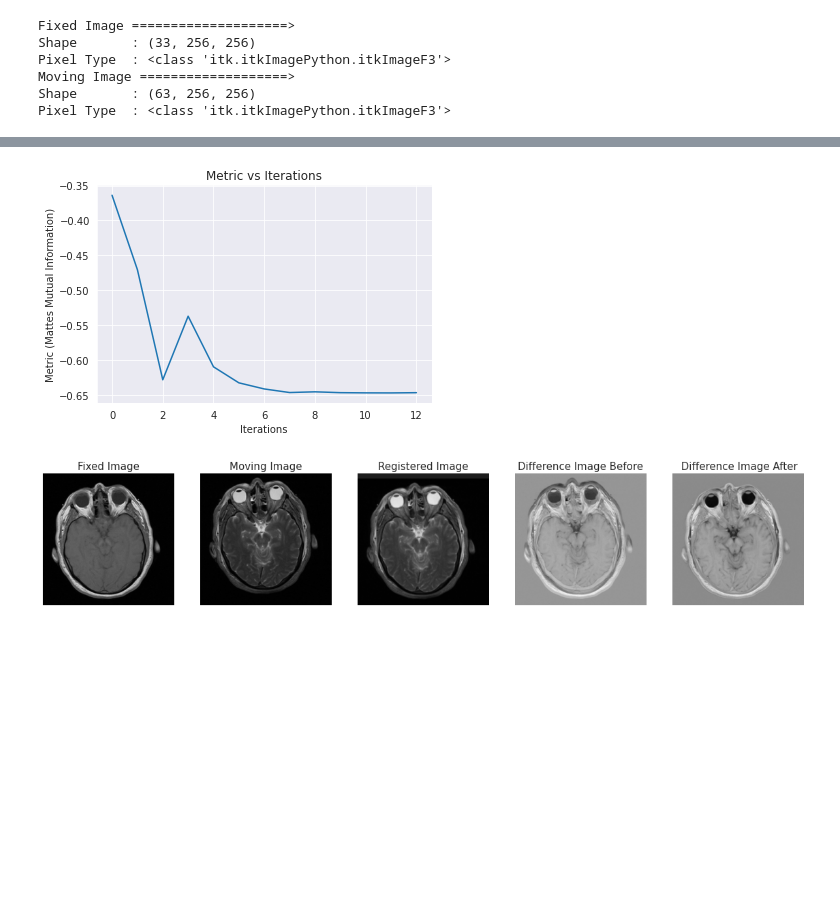
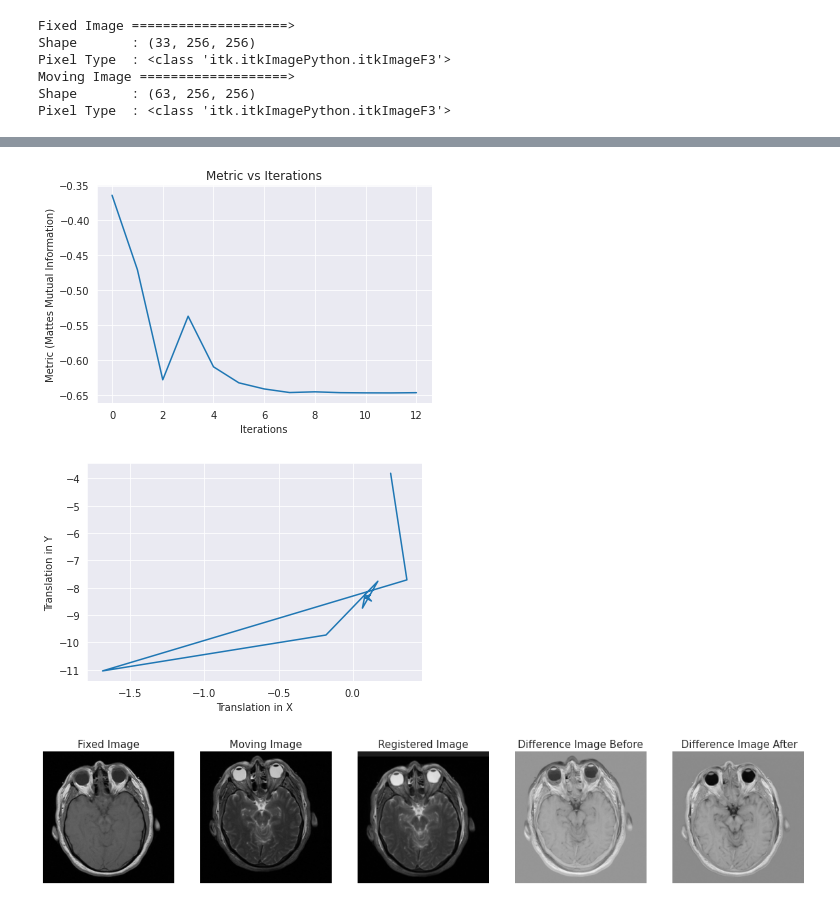
Before and after one commit to Jathurshan0330/Image-Registration-ITK, a Jupyter notebook: 170248G_Image_Registration.ipynb, the cells around one changed output, grey strips where cells are left out. Saved outputs shown, nothing was run; the diff lists cells and outputs as text; code cells hidden in the pictures; blank space fills up the shorter version.

```diff
--- a/170248G_Image_Registration.ipynb
+++ b/170248G_Image_Registration.ipynb
@@ -147,10 +147,16 @@ reg.SetShrinkFactorsPerLevel([1])         ###
 # %%
 iter = []
 val = []
+x = []
+y = []
+z = []
 def iterationUpdate():
     currentParameter = reg.GetTransform().GetParameters()
     iter.append(opt.GetCurrentIteration())
     val.append(opt.GetValue())
+    x.append(reg.GetTransform().GetParameters().GetElement(0))
+    y.append(reg.GetTransform().GetParameters().GetElement(1))
+    z.append(reg.GetTransform().GetParameters().GetElement(2))
     print(
         "Index : %i -->  Metric : %f   Translation : (%f %f %f)"
         % (
@@ -199,6 +205,12 @@ plt.xlabel("Iterations")
 plt.ylabel("Metric (Mattes Mutual Information)")
 plt.title("Metric vs Iterations")
 plt.show()
+
+plt.figure()
+plt.plot(x,y)
+plt.xlabel("Translation in X")
+plt.ylabel("Translation in Y")
+plt.show()
 # %% [output]
  Starting Registration ===========================>
 Index : 0 -->  Metric : -0.363855   Translation : (0.256409 -3.813188 -1.180615)
@@ -219,5 +231,6 @@ Index : 10 -->  Metric : -0.647313   Translation : (0.104698 -8.309891 -1.345408
 =============================================>
 [figure]
+[figure, added]
 # %%
 CompositeTransformType = itk.CompositeTransform[itk.D, dim]
 outputCompositeTransform = CompositeTransformType.New()
```
Also changed, not shown: parts of 2 cells of this notebook.
